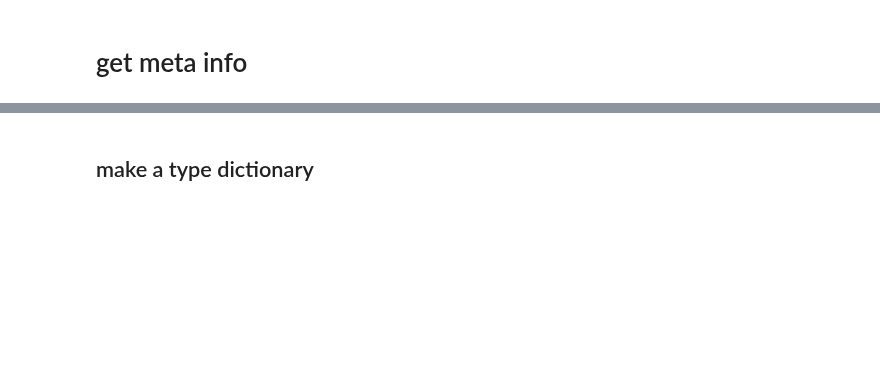
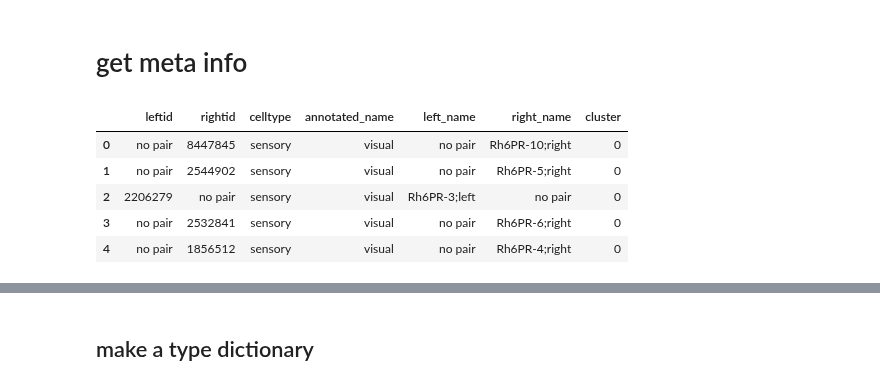
Before and after one commit to YijieYin/connectome_data_prep, a Jupyter notebook: larva_prepare_connectome.ipynb, the cells around one changed output, grey strips where cells are left out. Cells and saved outputs as stored; diff of their text form; code cells hidden in the pictures; blank space fills up the shorter version.

```diff
--- a/larva_prepare_connectome.ipynb
+++ b/larva_prepare_connectome.ipynb
@@ -100,8 +161,17 @@ plt.show()
 # %% [markdown]
 # get meta info
 # %%
-meta = pd.read_csv('https://raw.githubusercontent.com/YijieYin/interpret_connectome/main/data/brain-neurons_meta-data.csv')
+meta = pd.read_csv(
+    "https://raw.githubusercontent.com/YijieYin/interpret_connectome/main/data/brain-neurons_meta-data.csv"
+)
 meta.head()
+# %% [output]
+|  | leftid | rightid | celltype | annotated_name | left_name | right_name | cluster |
+| 0 | no pair | 8447845 | sensory | visual | no pair | Rh6PR-10;right | 0 |
+| 1 | no pair | 2544902 | sensory | visual | no pair | Rh6PR-5;right | 0 |
+| 2 | 2206279 | no pair | sensory | visual | Rh6PR-3;left | no pair | 0 |
+| 3 | no pair | 2532841 | sensory | visual | no pair | Rh6PR-6;right | 0 |
+| 4 | no pair | 1856512 | sensory | visual | no pair | Rh6PR-4;right | 0 |
 # %%
 # which types are there?
 meta.celltype.value_counts()
```
Also changed, not shown: parts of 25 cells of this notebook, 5 other files.
